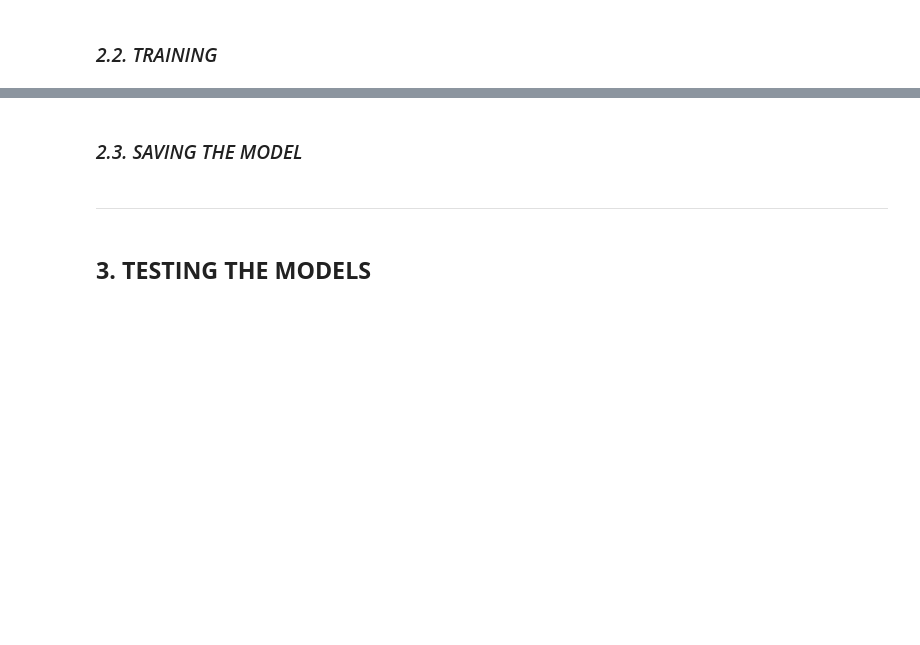
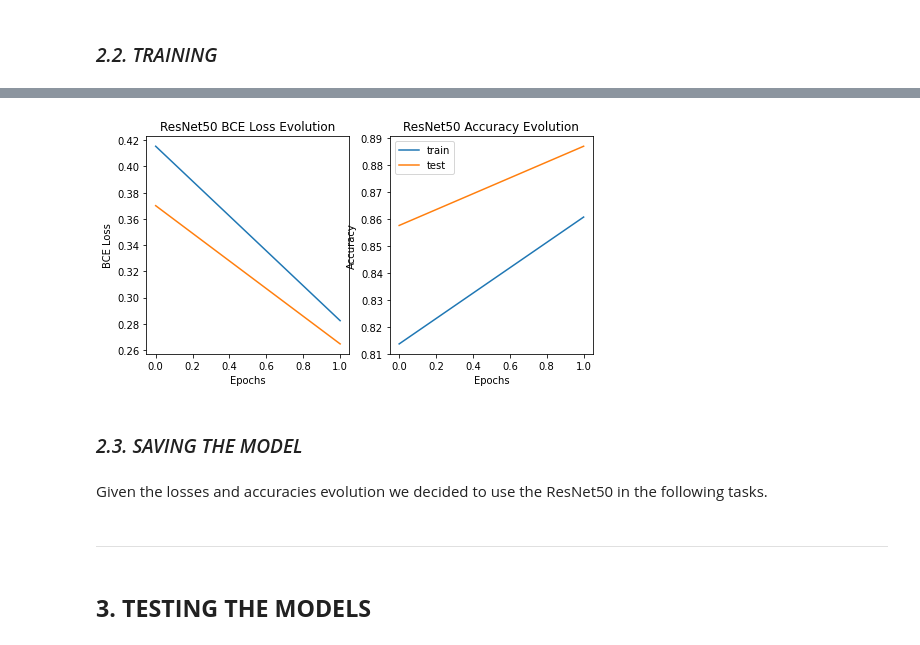
Before and after one commit to xaliq2299/mask-detection-social-distancing, a Jupyter notebook: MaskRecognition.ipynb, the cells around one changed output, grey strips where cells are left out. Cells and saved outputs as stored; diff of their text form; code cells hidden in the pictures; blank space fills up the shorter version.

```diff
--- a/MaskRecognition.ipynb
+++ b/MaskRecognition.ipynb
@@ -309,0 +329,10 @@ resultsRSN50 = train_model(modelRSN50, criterionRSN50, optimizerRSN50, nb_epochs
+# %%
+resultsRSN50 = []
+
+for i in range(nb_iterations):
+
+    modelRSN50 = ResNet50()
+    optimizerRSN50 = torch.optim.Adam(modelRSN50.parameters(), lr=1e-3)
+    criterionRSN50 = nn.BCELoss().cuda()
+    print("train loop {}".format(i+1))
+    resultsRSN50.append(train_model(modelRSN50, criterionRSN50, optimizerRSN50, nb_epochs, epoch_print_frequence))
@@ -309,0 +357,35 @@ resultsRSN50 = train_model(modelRSN50, criterionRSN50, optimizerRSN50, nb_epochs
+# %%
+fig, ax = plt.subplots(nrows=1, ncols=2, figsize=(8,4))
+
+train_losses_RSN50 = resultsRSN50[0][0]
+test_losses_RSN50 = resultsRSN50[0][1]
+train_acc_RSN50 = resultsRSN50[0][2]
+test_acc_RSN50 = resultsRSN50[0][3]
+
+for i in range(1,nb_iterations):
+    train_losses_RSN50 += resultsRSN50[i][0]
+    test_losses_RSN50 += resultsRSN50[i][1]
+    train_acc_RSN50 += resultsRSN50[i][2]
+    test_acc_RSN50 += resultsRSN50[i][3]
+
+train_losses_RSN50 /= nb_iterations
+test_losses_RSN50 /= nb_iterations
+train_acc_RSN50 /= nb_iterations
+test_acc_RSN50 /= nb_iterations
+
+ax[0].set(title="ResNet50 BCE Loss Evolution")
+ax[0].plot(train_losses_RSN50, label="train")
+ax[0].plot(test_losses_RSN50, label="test")
+ax[0].set_xlabel("Epochs")
+ax[0].set_ylabel("BCE Loss")
+
+ax[1].set(title="ResNet50 Accuracy Evolution")
+ax[1].plot(train_acc_RSN50, label="train")
+ax[1].plot(test_acc_RSN50, label="test")
+ax[1].set_xlabel("Epochs")
+ax[1].set_ylabel("Accuracy")
+
+plt.legend()
+plt.show()
+# %% [output]
+[figure, added]
@@ -314,2 +438,4 @@ torch.save(modelRSN18.state_dict(), "./models/MaskRecognitionRSN18.pt")
+# %% [markdown]
+Given the losses and accuracies evolution we decided to use the ResNet50 in the following tasks.
 # %%
 torch.save(modelRSN50.state_dict(), "./models/MaskRecognitionRSN50.pt")
```
Also changed, not shown: parts of 34 cells of this notebook.
